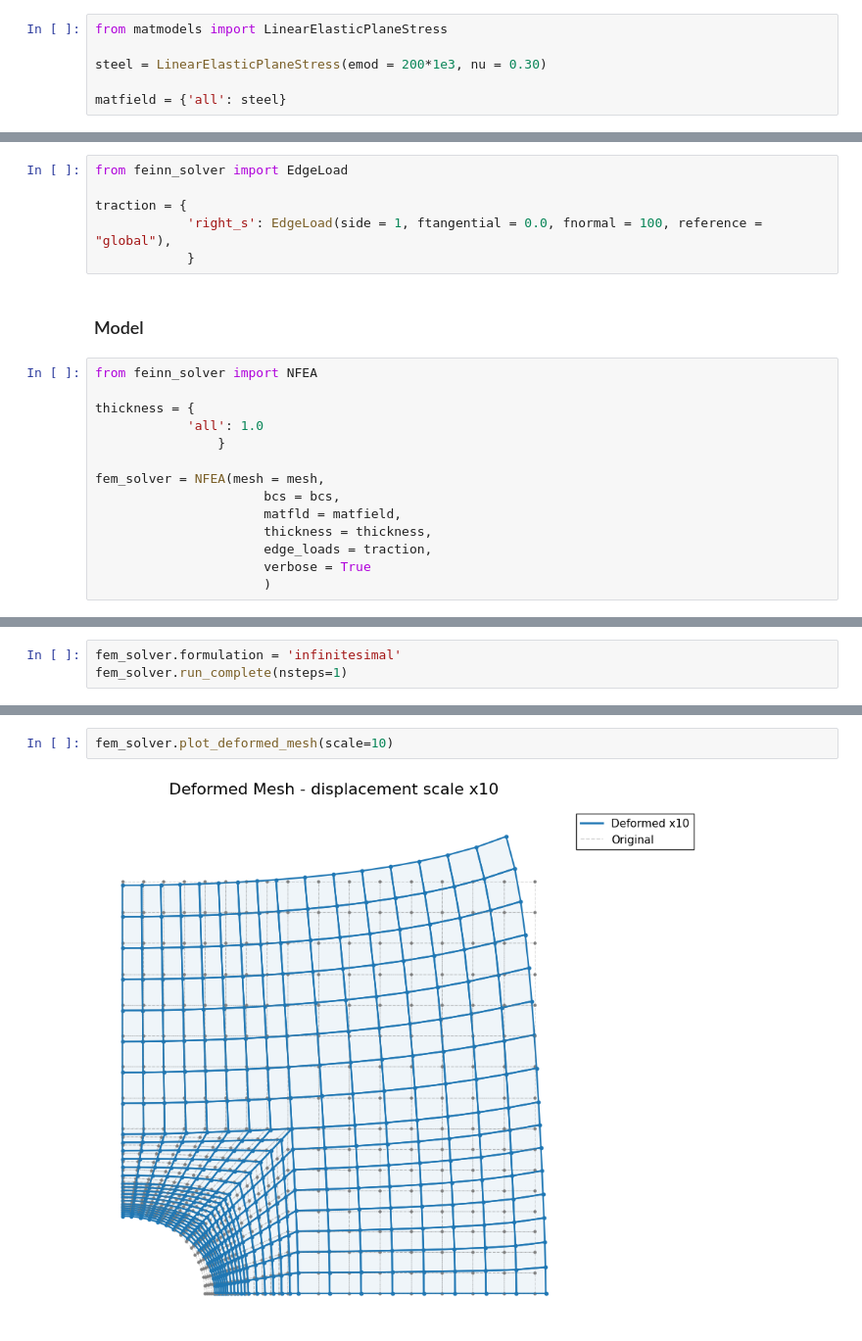
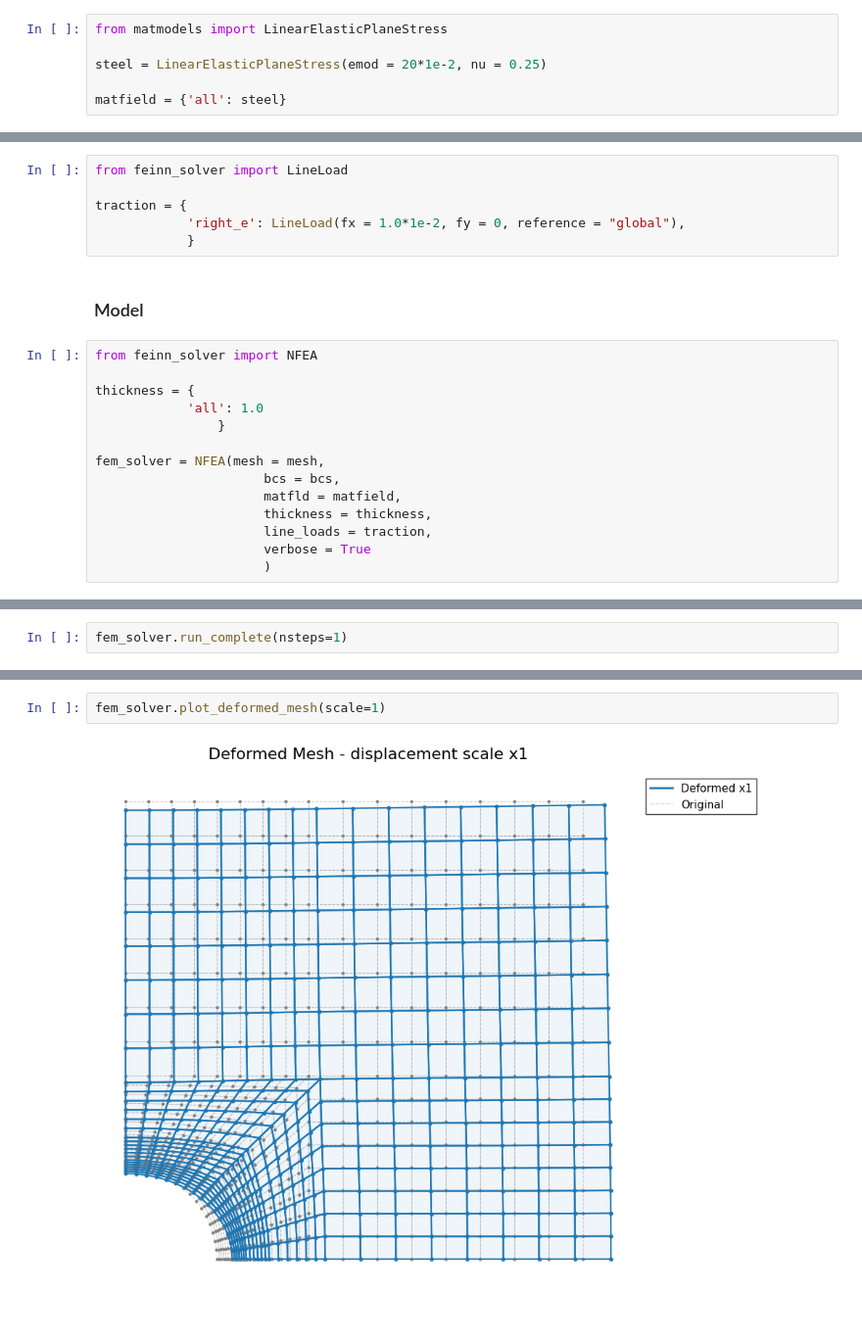
Before and after one commit to bdesia/feinn_project, a Jupyter notebook: notebooks/FEINN_example2/E2_perforated_plate.ipynb, the cells around one changed output, grey strips where cells are left out. Shown at 98% size. Saved outputs shown, nothing was run; the diff lists cells and outputs as text.

Commit message:
fem_elements: add line elements for line loads fem_utils: add line shape functions and derivatives feinn_solver: add line loads to FEINN solver

```diff
--- a/notebooks/FEINN_example2/E2_perforated_plate.ipynb
+++ b/notebooks/FEINN_example2/E2_perforated_plate.ipynb
@@ -40,16 +40,16 @@ bcs = {
 # %%
 from matmodels import LinearElasticPlaneStress
 
-steel = LinearElasticPlaneStress(emod = 200*1e3, nu = 0.30)
+steel = LinearElasticPlaneStress(emod = 20*1e-2, nu = 0.25)
 
 matfield = {'all': steel}
 # %% [markdown]
 ### von Neumman boundary conditions
 # %%
-from feinn_solver import EdgeLoad
+from feinn_solver import LineLoad
 
 traction = {
-            'right_s': EdgeLoad(side = 1, ftangential = 0.0, fnormal = 100, reference = "global"),
+            'right_e': LineLoad(fx = 1.0*1e-2, fy = 0, reference = "global"),
             }
 # %% [markdown]
 ### Model
@@ -64,7 +64,7 @@ fem_solver = NFEA(mesh = mesh,
                       bcs = bcs,
                       matfld = matfield,
                       thickness = thickness,
-                      edge_loads = traction,
+                      line_loads = traction,
                       verbose = True
                       )
 # %% [output]
@@ -80,5 +77,4 @@ tensor([0., 0., 0.,  ..., 0., 0., 0.])
 # %%
-fem_solver.formulation = 'infinitesimal'
 fem_solver.run_complete(nsteps=1)
 # %% [output]
 [Load] Set load factor = 1.0000.
@@ -92,4 +88,4 @@ tensor([ 0.1242,  0.0000,  0.1331,  ..., -0.0613,  0.0110, -0.0625])
 # %%
-fem_solver.plot_deformed_mesh(scale=10)
+fem_solver.plot_deformed_mesh(scale=1)
 # %% [output]
-[figure, old version]
+[figure, new version]
```
Also changed, not shown: parts of 6 cells of this notebook, 4 other files.
